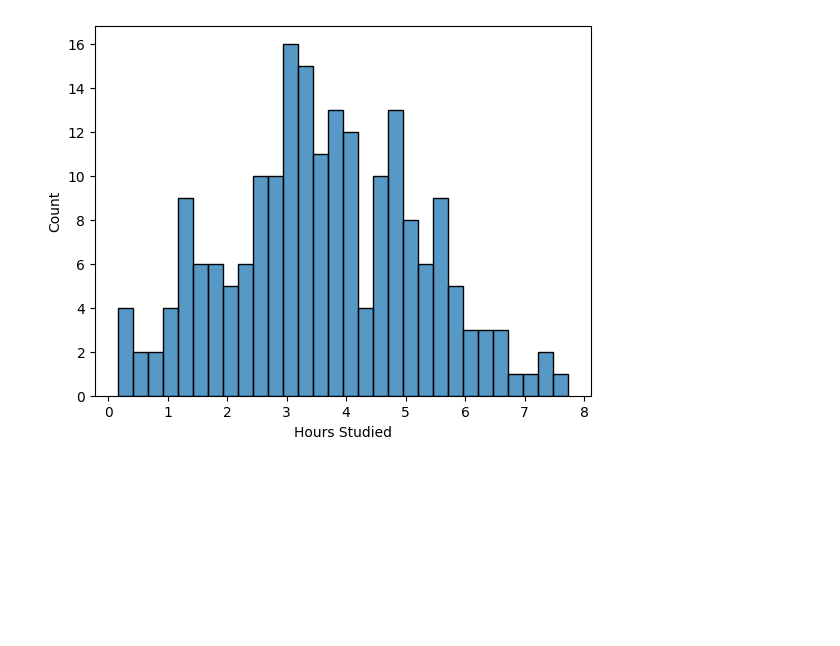
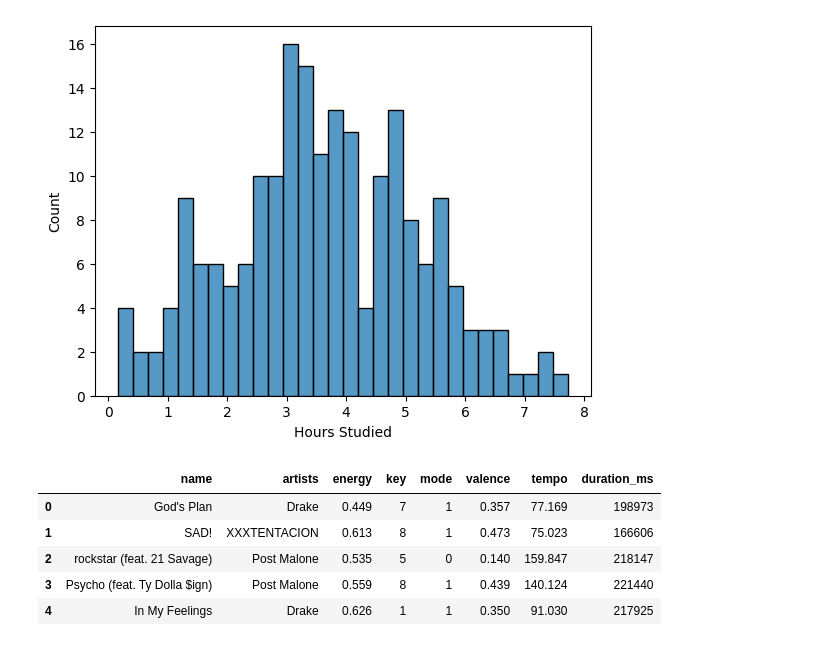
Before and after one commit to souparnabose99/data-science-360, a Jupyter notebook: exploratory-data-analysis/General/Code/data-exploration-and-visualization/data-visualization-2.ipynb, the cells around one changed output. Saved outputs shown, nothing was run; the diff lists cells and outputs as text; code cells hidden in the pictures; blank space fills up the shorter version.

```diff
--- a/exploratory-data-analysis/General/Code/data-exploration-and-visualization/data-visualization-2.ipynb
+++ b/exploratory-data-analysis/General/Code/data-exploration-and-visualization/data-visualization-2.ipynb
@@ -55,3 +55,13 @@ sns.histplot(df["Hours Studied"], bins=30)
 # %% [output]
 <Axes: xlabel='Hours Studied', ylabel='Count'>
 [figure]
+# %%
+songs = pd.read_csv(r"D:\Coding\Data-Prep-EDA\Code\Data\spotify_songs.csv")
+songs.head()
+# %% [output]
+|  | name | artists | energy | key | mode | valence | tempo | duration_ms |
+| 0 | God's Plan | Drake | 0.449 | 7 | 1 | 0.357 | 77.169 | 198973 |
+| 1 | SAD! | XXXTENTACION | 0.613 | 8 | 1 | 0.473 | 75.023 | 166606 |
+| 2 | rockstar (feat. 21 Savage) | Post Malone | 0.535 | 5 | 0 | 0.140 | 159.847 | 218147 |
+| 3 | Psycho (feat. Ty Dolla $ign) | Post Malone | 0.559 | 8 | 1 | 0.439 | 140.124 | 221440 |
+| 4 | In My Feelings | Drake | 0.626 | 1 | 1 | 0.350 | 91.030 | 217925 |
```
